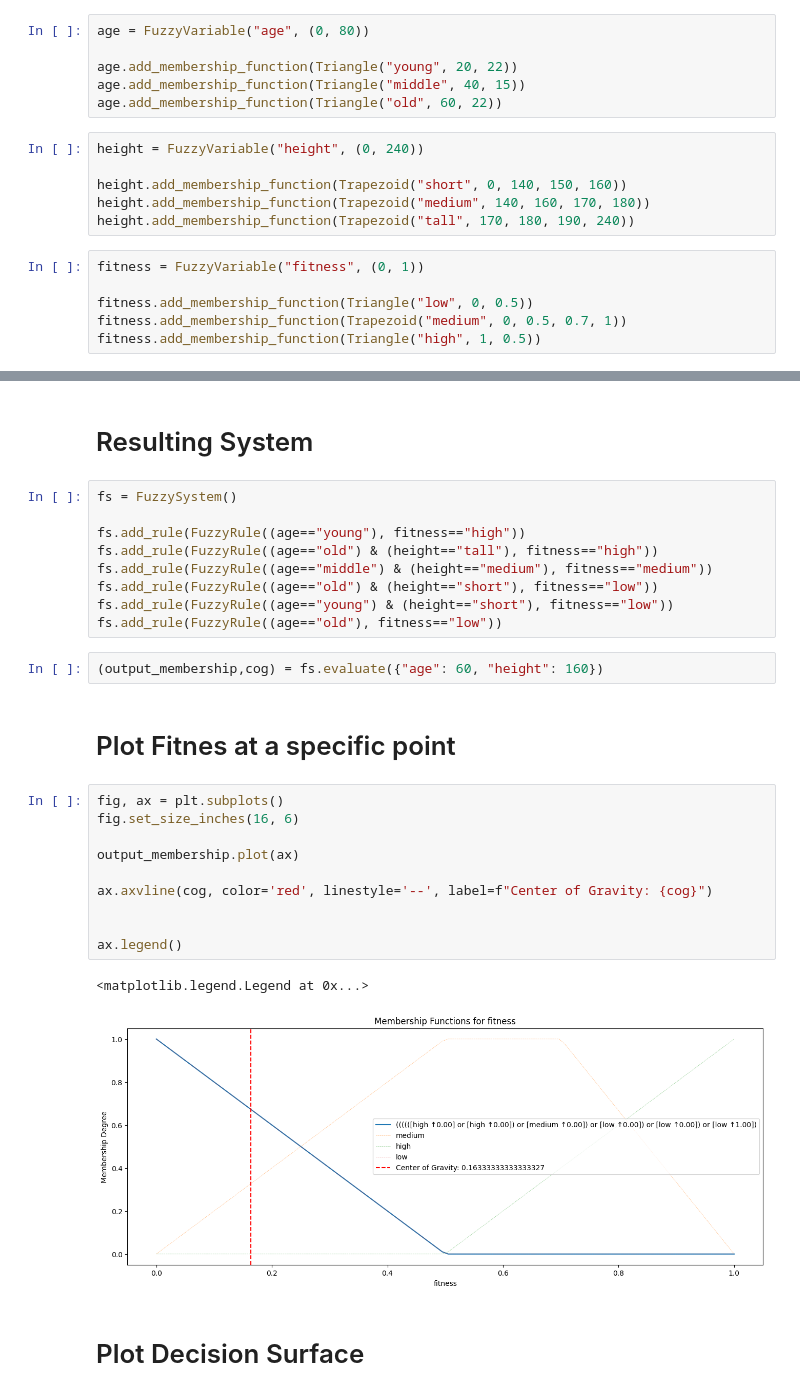
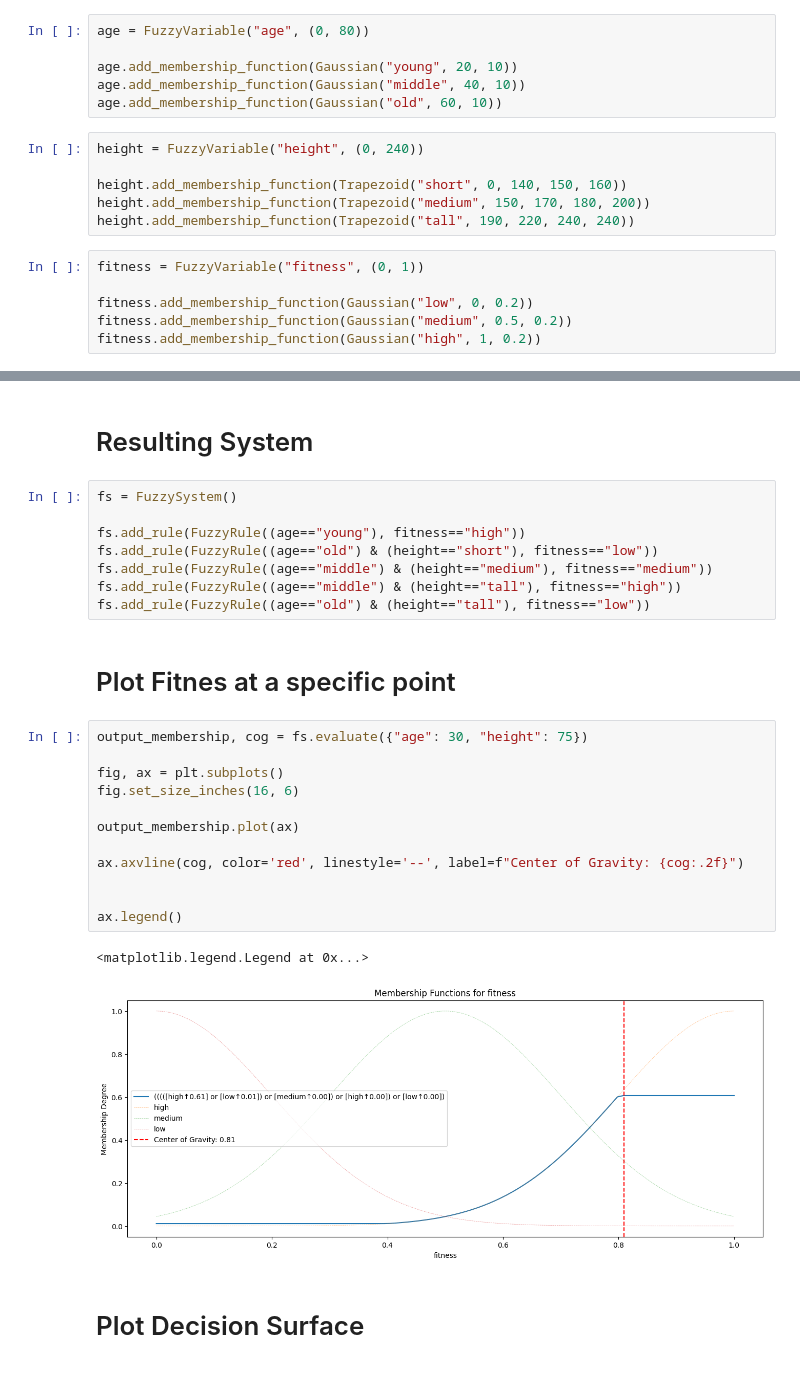
Before and after one commit to ManuelLerchner/AutoPas-FuzzyTuning-Bachelor-Thesis, a Jupyter notebook: notes/1-Testing/fuzzy-test/fuzzy-system-idea.ipynb, the cells around one changed output, grey strips where cells are left out. Saved outputs shown, nothing was run; the diff lists cells and outputs as text.

```diff
--- a/notes/1-Testing/fuzzy-test/fuzzy-system-idea.ipynb
+++ b/notes/1-Testing/fuzzy-test/fuzzy-system-idea.ipynb
@@ -107,21 +121,21 @@ class FuzzyVariable:
 # %%
 age = FuzzyVariable("age", (0, 80))
 
-age.add_membership_function(Triangle("young", 20, 22))
-age.add_membership_function(Triangle("middle", 40, 15))
-age.add_membership_function(Triangle("old", 60, 22))
+age.add_membership_function(Gaussian("young", 20, 10))
+age.add_membership_function(Gaussian("middle", 40, 10))
+age.add_membership_function(Gaussian("old", 60, 10))
 # %%
 height = FuzzyVariable("height", (0, 240))
 
 height.add_membership_function(Trapezoid("short", 0, 140, 150, 160))
-height.add_membership_function(Trapezoid("medium", 140, 160, 170, 180))
-height.add_membership_function(Trapezoid("tall", 170, 180, 190, 240))
+height.add_membership_function(Trapezoid("medium", 150, 170, 180, 200))
+height.add_membership_function(Trapezoid("tall", 190, 220, 240, 240))
 # %%
 fitness = FuzzyVariable("fitness", (0, 1))
 
-fitness.add_membership_function(Triangle("low", 0, 0.5))
-fitness.add_membership_function(Trapezoid("medium", 0, 0.5, 0.7, 1))
-fitness.add_membership_function(Triangle("high", 1, 0.5))
+fitness.add_membership_function(Gaussian("low", 0, 0.2))
+fitness.add_membership_function(Gaussian("medium", 0.5, 0.2))
+fitness.add_membership_function(Gaussian("high", 1, 0.2))
 # %% [markdown]
 # Plot Variables
 # %%
@@ -294,28 +326,27 @@ class FuzzySystem:
 fs = FuzzySystem()
 
 fs.add_rule(FuzzyRule((age=="young"), fitness=="high"))
-fs.add_rule(FuzzyRule((age=="old") & (height=="tall"), fitness=="high"))
+fs.add_rule(FuzzyRule((age=="old") & (height=="short"), fitness=="low"))
 fs.add_rule(FuzzyRule((age=="middle") & (height=="medium"), fitness=="medium"))
-fs.add_rule(FuzzyRule((age=="old") & (height=="short"), fitness=="low"))
-fs.add_rule(FuzzyRule((age=="young") & (height=="short"), fitness=="low"))
-fs.add_rule(FuzzyRule((age=="old"), fitness=="low"))
+fs.add_rule(FuzzyRule((age=="middle") & (height=="tall"), fitness=="high"))
+fs.add_rule(FuzzyRule((age=="old") & (height=="tall"), fitness=="low"))
-# %%
-(output_membership,cog) = fs.evaluate({"age": 60, "height": 160})
 # %% [markdown]
 # Plot Fitnes at a specific point
 # %%
+output_membership, cog = fs.evaluate({"age": 30, "height": 75})
+
 fig, ax = plt.subplots()
 fig.set_size_inches(16, 6)
 
 output_membership.plot(ax)
 
-ax.axvline(cog, color='red', linestyle='--', label=f"Center of Gravity: {cog}")
+ax.axvline(cog, color='red', linestyle='--', label=f"Center of Gravity: {cog:.2f}")
 
 
 ax.legend()
 # %% [output]
 <matplotlib.legend.Legend at 0x...>
-[figure, old version]
+[figure, new version]
 # %% [markdown]
 # Plot Decision Surface
 # %%
```
Also changed, not shown: parts of 16 cells of this notebook.
